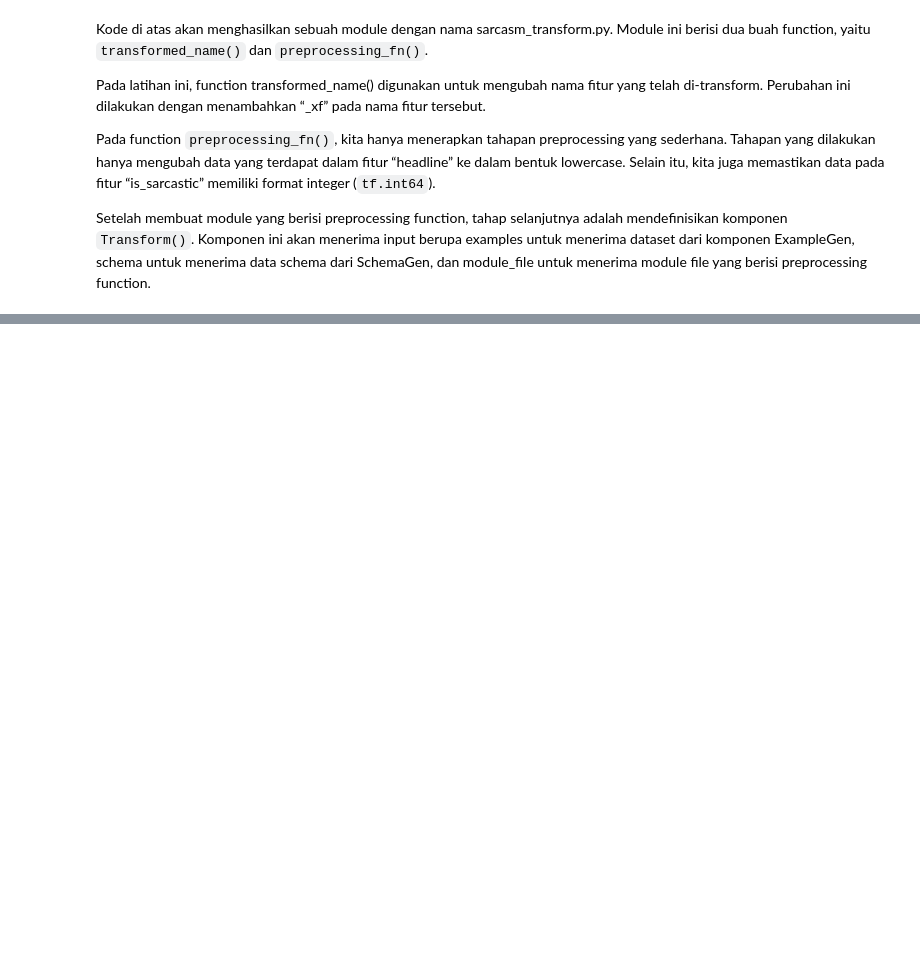
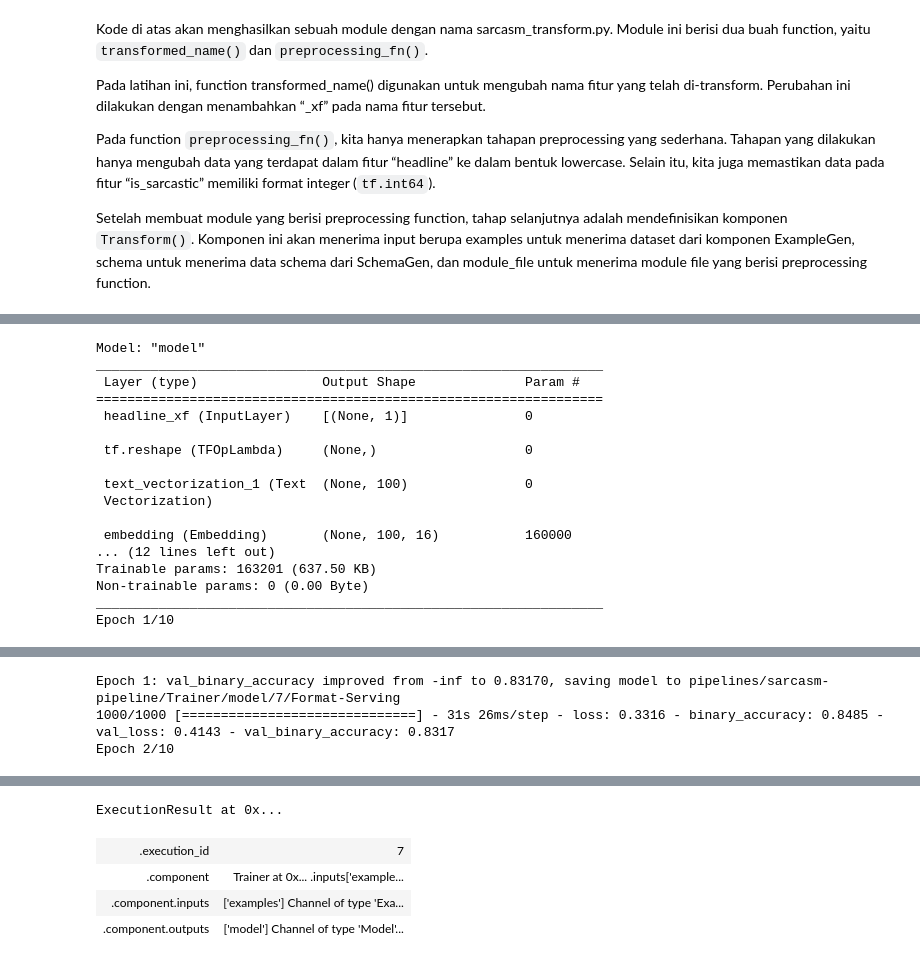
Before and after one commit to zhulkhoirrifat/Belajar-MLOps, a Jupyter notebook: notebook.ipynb, the cells around one changed output, grey strips where cells are left out. Cells and saved outputs as stored; diff of their text form; code cells hidden in the pictures; blank space fills up the shorter version.

```diff
--- a/notebook.ipynb
+++ b/notebook.ipynb
@@ -239,0 +410,2 @@
+# %%
+TRAINER_MODULE_FILE = "sarcasm_trainer.py"
@@ -239,0 +576,13 @@
+# %%
+from tfx.proto import trainer_pb2
+
+trainer = Trainer(
+    module_file = os.path.abspath(TRAINER_MODULE_FILE),
+    examples = transform.outputs['transformed_examples'],
+    transform_graph = transform.outputs['transform_graph'],
+    schema = schema_gen.outputs['schema'],
+    train_args = trainer_pb2.TrainArgs(splits=['train']),
+    eval_args = trainer_pb2.EvalArgs(splits=['eval'])
+)
+interactive_context.run(trainer)
+# %% [output]
@@ -239,0 +595,17 @@
+Model: "model"
+_________________________________________________________________
+ Layer (type)                Output Shape              Param #
+=================================================================
+ headline_xf (InputLayer)    [(None, 1)]               0
+
+ tf.reshape (TFOpLambda)     (None,)                   0
+
+ text_vectorization_1 (Text  (None, 100)               0
+ Vectorization)
+
+ embedding (Embedding)       (None, 100, 16)           160000
+... (12 lines left out)
+Trainable params: 163201 (637.50 KB)
+Non-trainable params: 0 (0.00 Byte)
+_________________________________________________________________
+Epoch 1/10
@@ -239,0 +613,3 @@
+Epoch 1: val_binary_accuracy improved from -inf to 0.83170, saving model to pipelines/sarcasm-pipeline/Trainer/model/7/Format-Serving
+1000/1000 [==============================] - 31s 26ms/step - loss: 0.3316 - binary_accuracy: 0.8485 - val_loss: 0.4143 - val_binary_accuracy: 0.8317
+Epoch 2/10
@@ -239,0 +628,5 @@
+ExecutionResult at 0x...
+| .execution_id | 7 |
+| .component | Trainer at 0x... .inputs['example... |
+| .component.inputs | ['examples'] Channel of type 'Exa... |
+| .component.outputs | ['model'] Channel of type 'Model'... |
```
Also changed, not shown: parts of 36 cells of this notebook.
